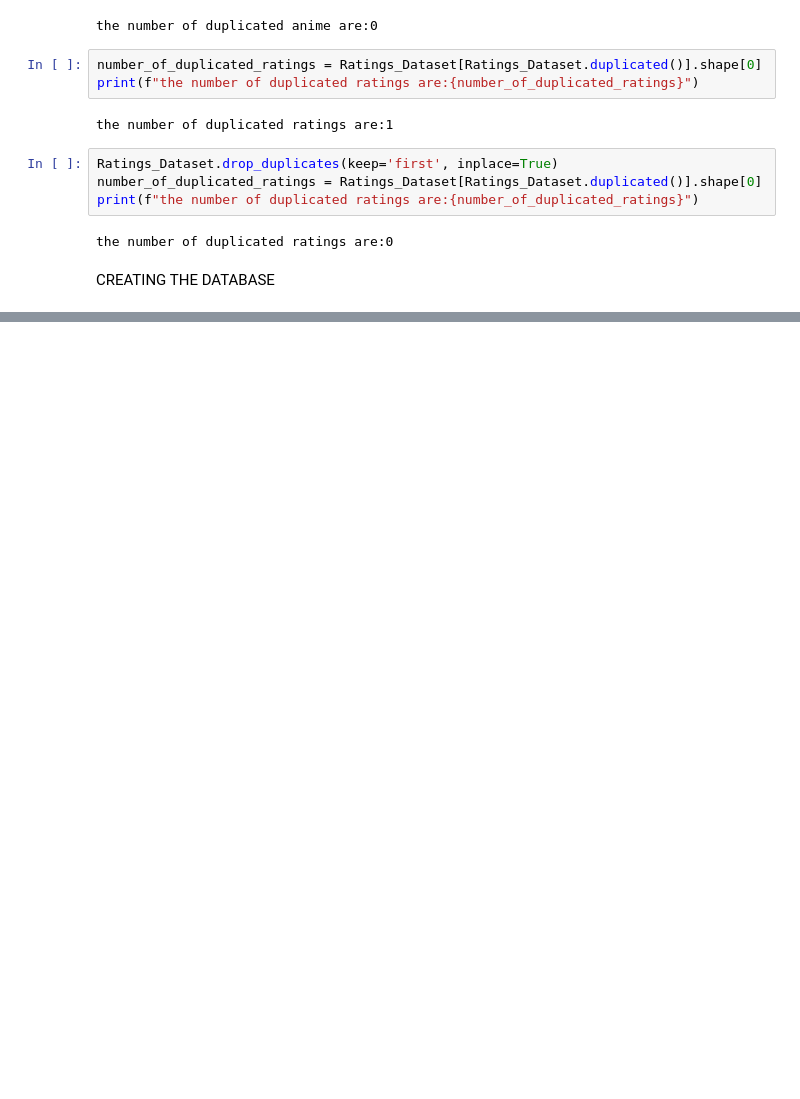
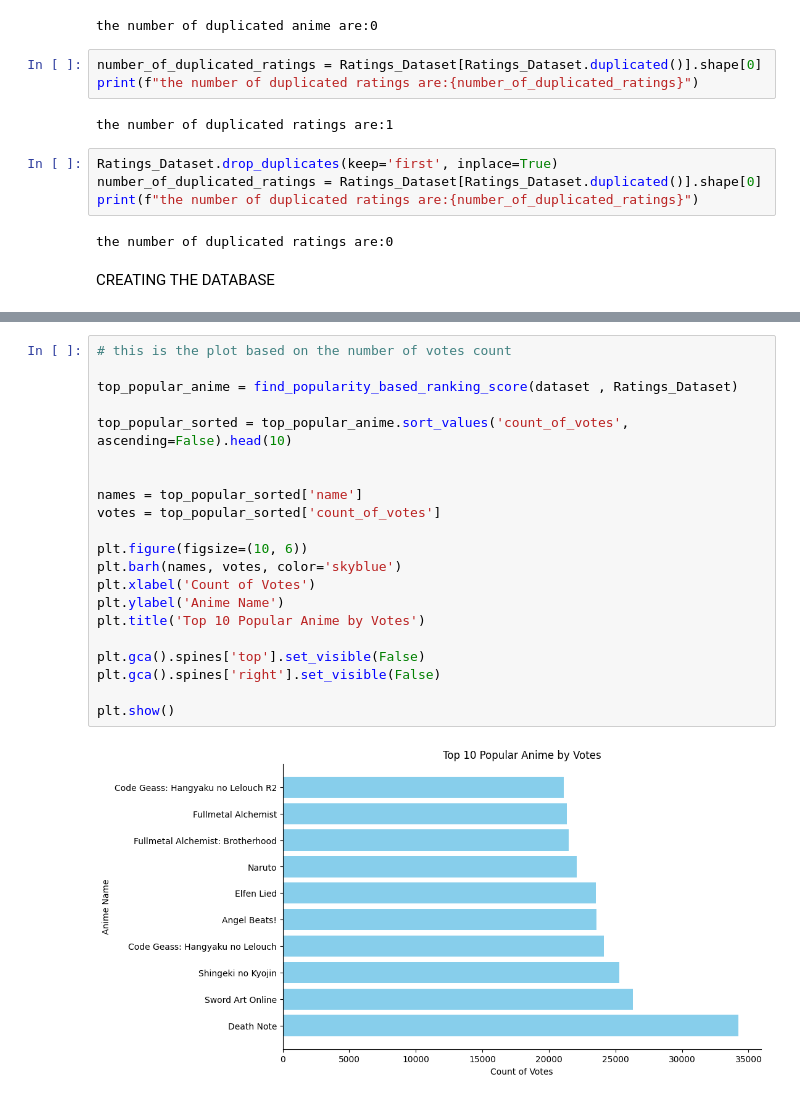
Before and after one commit to adityaaggupta2017/Statistical-Machine-Learning-Project, a Jupyter notebook: Top_Rated_Anime.ipynb, the cells around one changed output, grey strips where cells are left out. Saved outputs shown, nothing was run; the diff lists cells and outputs as text; blank space fills up the shorter version.

```diff
--- a/Top_Rated_Anime.ipynb
+++ b/Top_Rated_Anime.ipynb
@@ -171,0 +279,23 @@ CREATING THE DATABASE
+# %%
+# this is the plot based on the number of votes count
+
+top_popular_anime = find_popularity_based_ranking_score(dataset , Ratings_Dataset)
+
+top_popular_sorted = top_popular_anime.sort_values('count_of_votes', ascending=False).head(10)
+
+
+names = top_popular_sorted['name']
+votes = top_popular_sorted['count_of_votes']
+
+plt.figure(figsize=(10, 6))
+plt.barh(names, votes, color='skyblue')
+plt.xlabel('Count of Votes')
+plt.ylabel('Anime Name')
+plt.title('Top 10 Popular Anime by Votes')
+
+plt.gca().spines['top'].set_visible(False)
+plt.gca().spines['right'].set_visible(False)
+
+plt.show()
+# %% [output]
+[figure, added]
```
Also changed, not shown: parts of 16 cells of this notebook, 1 other file.
